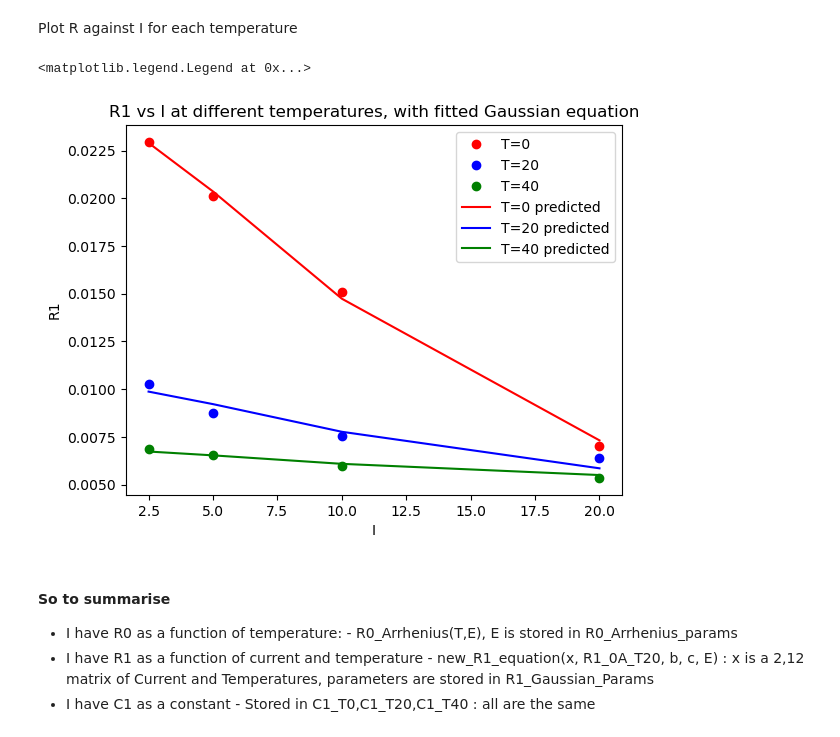
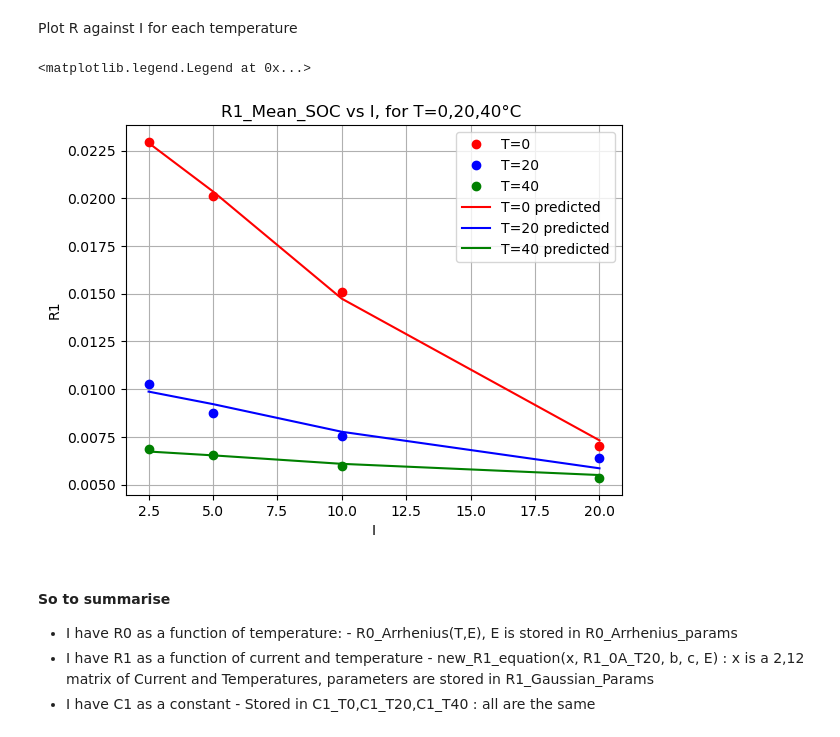
Before and after one commit to feyzijan/BatteryModelling, a Jupyter notebook: Part2Modelling.ipynb, the cells around one changed output. Cells and saved outputs as stored; diff of their text form; code cells hidden in the pictures.

```diff
--- a/Part2Modelling.ipynb
+++ b/Part2Modelling.ipynb
@@ -840,21 +923,22 @@ Plot R against I for each temperature
 # %%
 # Plot Real R1 values
 plt.plot(I_matrix[0,:], R1_T_I_matrix[0,:],"o", c="r",label="T=0")
 plt.plot(I_matrix[1,:], R1_T_I_matrix[1,:], "o", c="b",label="T=20")
 plt.plot(I_matrix[2,:], R1_T_I_matrix[2,:], "o", c="g",label="T=40")
 
 # Plot fitted curves
 plt.plot(I_matrix[0,:], R1_T_I_predicted_matrix[0,:], c="r", label="T=0 predicted")
 plt.plot(I_matrix[1,:], R1_T_I_predicted_matrix[1,:], c="b",label="T=20 predicted")
 plt.plot(I_matrix[2,:], R1_T_I_predicted_matrix[2,:],  c="g",label="T=40 predicted")
 
 plt.xlabel("I")
 plt.ylabel("R1")
-plt.title("R1 vs I at different temperatures, with fitted Gaussian equation")
+plt.title("R1_Mean_SOC vs I, for T=0,20,40°C ")
+plt.grid()
 plt.legend()
 # %% [output]
 <matplotlib.legend.Legend at 0x...>
-[figure, old version]
+[figure, new version]
 # %% [markdown]
 #### So to summarise
 - I have R0 as a function of temperature:
```
Also changed, not shown: parts of 22 cells of this notebook, 13 other files.
